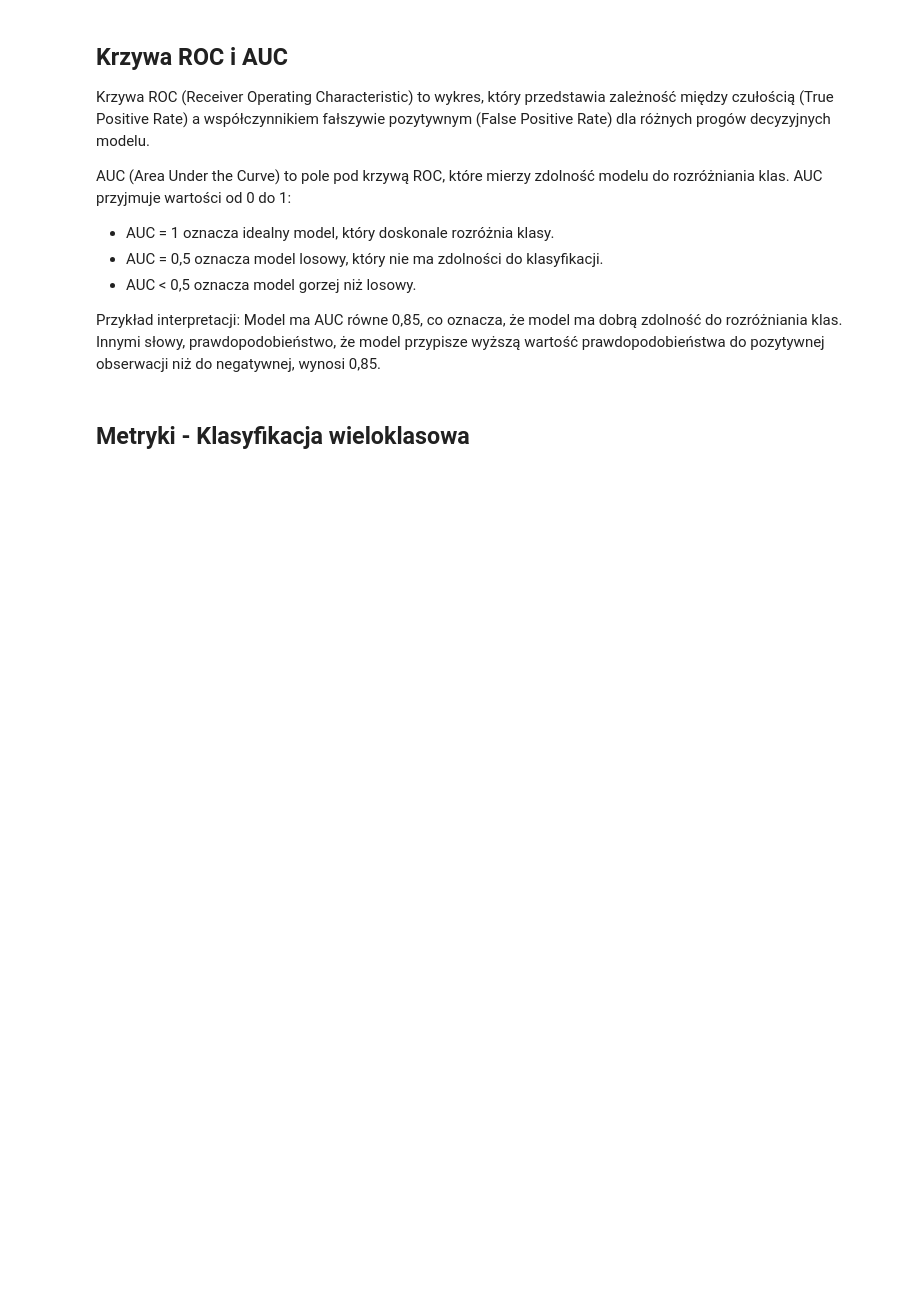
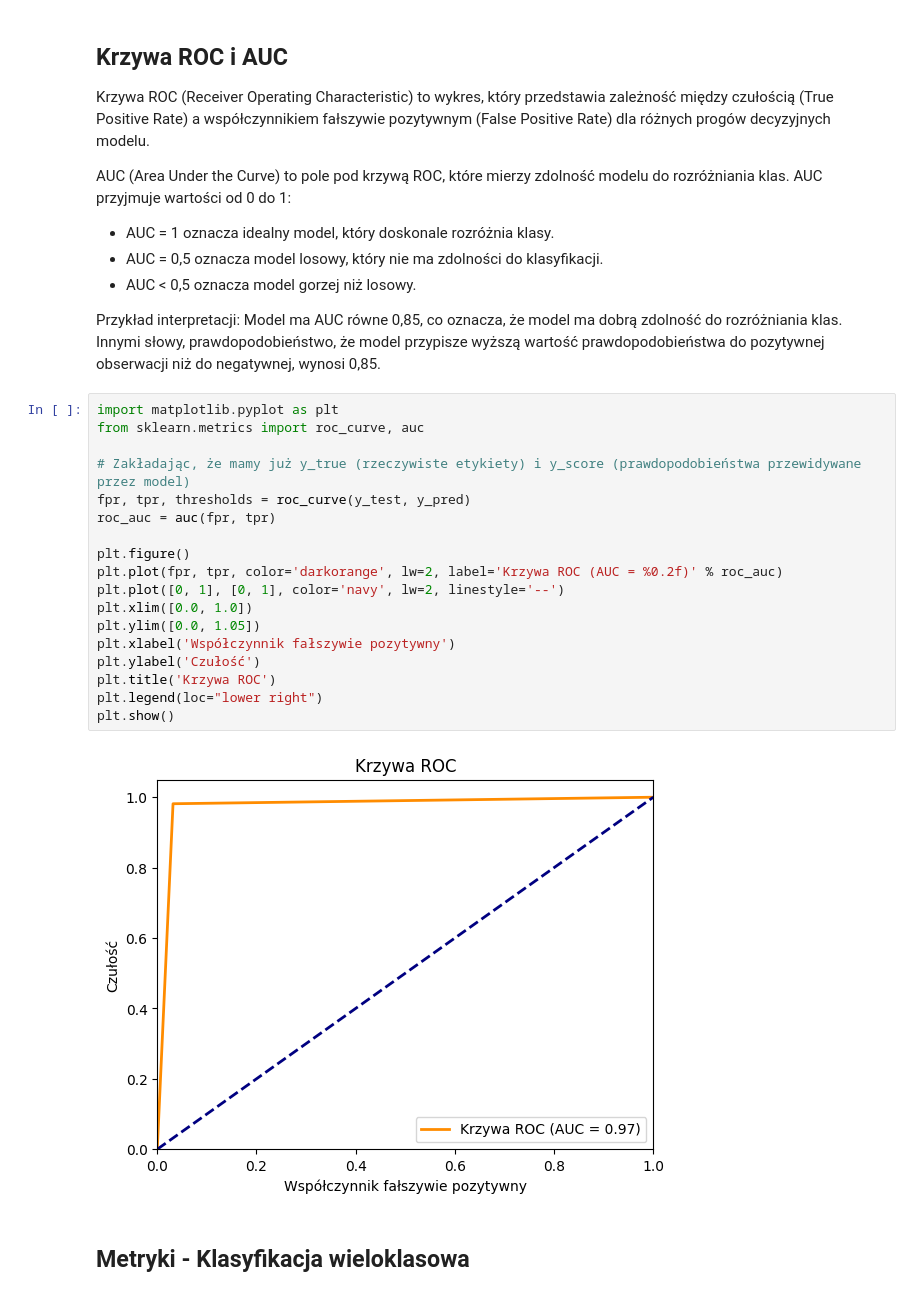
Before and after one commit to tomasz450/ML_DL_Python_16_12_25, a Jupyter notebook: 9.Regresja logistyczna/02_klasyfikacja_walidacja_metryki.ipynb, the cells around one changed output. Cells and saved outputs as stored; diff of their text form; blank space fills up the shorter version.

```diff
--- a/9.Regresja logistyczna/02_klasyfikacja_walidacja_metryki.ipynb
+++ b/9.Regresja logistyczna/02_klasyfikacja_walidacja_metryki.ipynb
@@ -187,5 +299,25 @@ AUC (Area Under the Curve) to pole pod krzywą ROC, które mierzy zdolność mod
 - AUC < 0,5 oznacza model gorzej niż losowy.
 
 Przykład interpretacji: Model ma AUC równe 0,85, co oznacza, że model ma dobrą zdolność do rozróżniania klas. Innymi słowy, prawdopodobieństwo, że model przypisze wyższą wartość prawdopodobieństwa do pozytywnej obserwacji niż do negatywnej, wynosi 0,85.
+# %%
+import matplotlib.pyplot as plt
+from sklearn.metrics import roc_curve, auc
+
+# Zakładając, że mamy już y_true (rzeczywiste etykiety) i y_score (prawdopodobieństwa przewidywane przez model)
+fpr, tpr, thresholds = roc_curve(y_test, y_pred)
+roc_auc = auc(fpr, tpr)
+
+plt.figure()
+plt.plot(fpr, tpr, color='darkorange', lw=2, label='Krzywa ROC (AUC = %0.2f)' % roc_auc)
+plt.plot([0, 1], [0, 1], color='navy', lw=2, linestyle='--')
+plt.xlim([0.0, 1.0])
+plt.ylim([0.0, 1.05])
+plt.xlabel('Współczynnik fałszywie pozytywny')
+plt.ylabel('Czułość')
+plt.title('Krzywa ROC')
+plt.legend(loc="lower right")
+plt.show()
+# %% [output]
+[figure, added]
 # %% [markdown]
 ## Metryki - Klasyfikacja wieloklasowa
```
Also changed, not shown: parts of 20 cells of this notebook, 3 other files.
